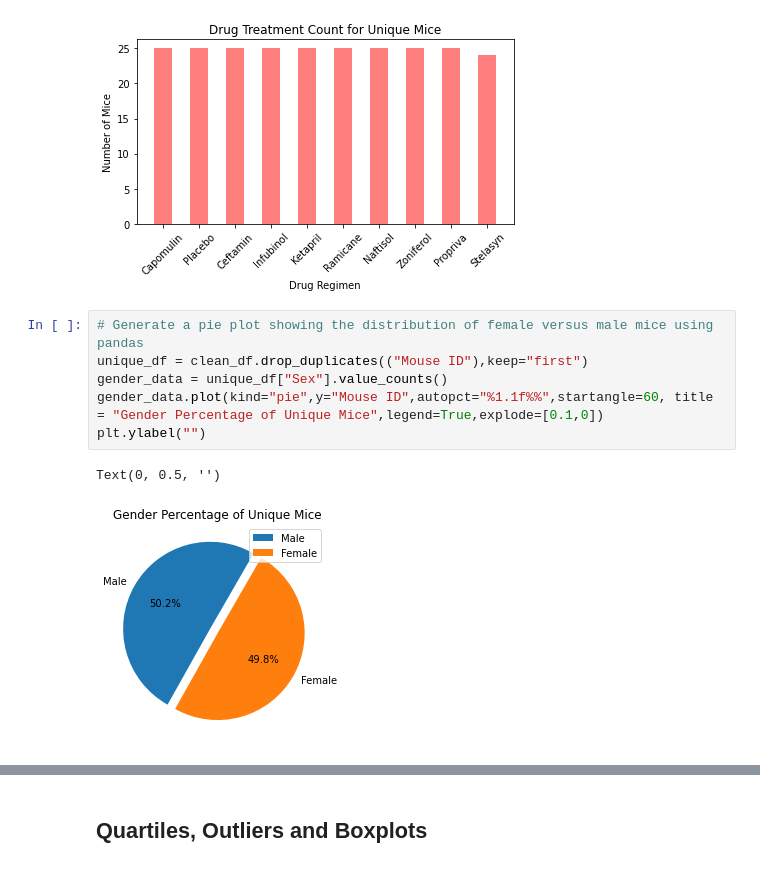
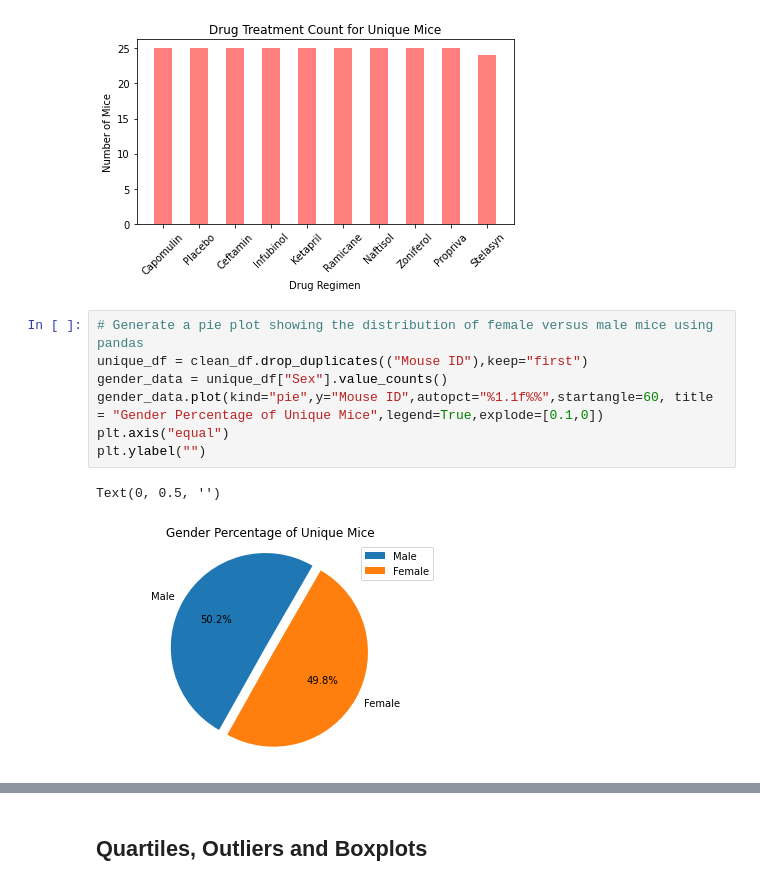
Before and after one commit to aspivak5/Matplotlib-Challenge, a Jupyter notebook: pymaceuticals_hw.ipynb, the cells around one changed output, grey strips where cells are left out. Cells and saved outputs as stored; diff of their text form.

```diff
--- a/pymaceuticals_hw.ipynb
+++ b/pymaceuticals_hw.ipynb
@@ -158,12 +158,13 @@ plt.show()
 # %%
 # Generate a pie plot showing the distribution of female versus male mice using pandas
 unique_df = clean_df.drop_duplicates(("Mouse ID"),keep="first")
 gender_data = unique_df["Sex"].value_counts()
 gender_data.plot(kind="pie",y="Mouse ID",autopct="%1.1f%%",startangle=60, title = "Gender Percentage of Unique Mice",legend=True,explode=[0.1,0])
+plt.axis("equal")
 plt.ylabel("")
 # %% [output]
 Text(0, 0.5, '')
-[figure, old version]
+[figure, new version]
 # %%
 # Generate a pie plot showing the distribution of female versus male mice using pyplot
 colors = ["royalblue","pink"]
```
Also changed, not shown: parts of 1 cell of this notebook.
